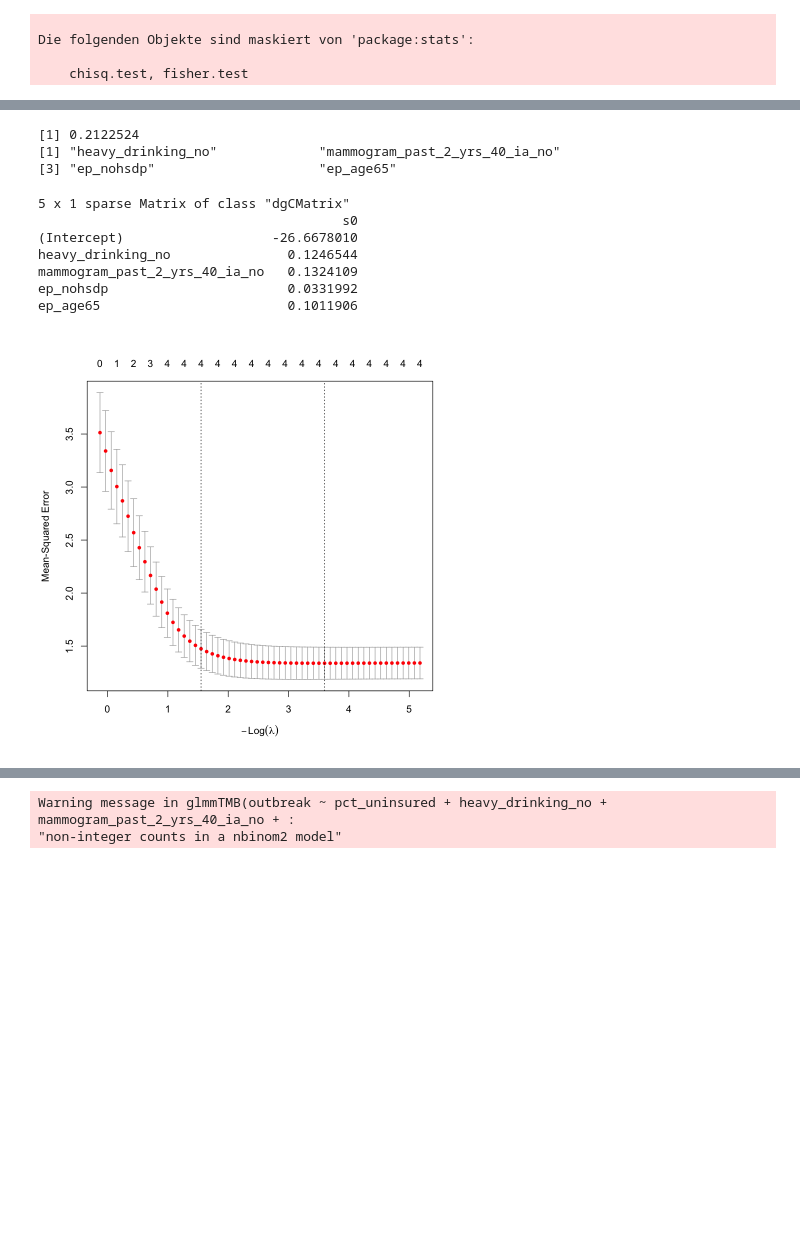
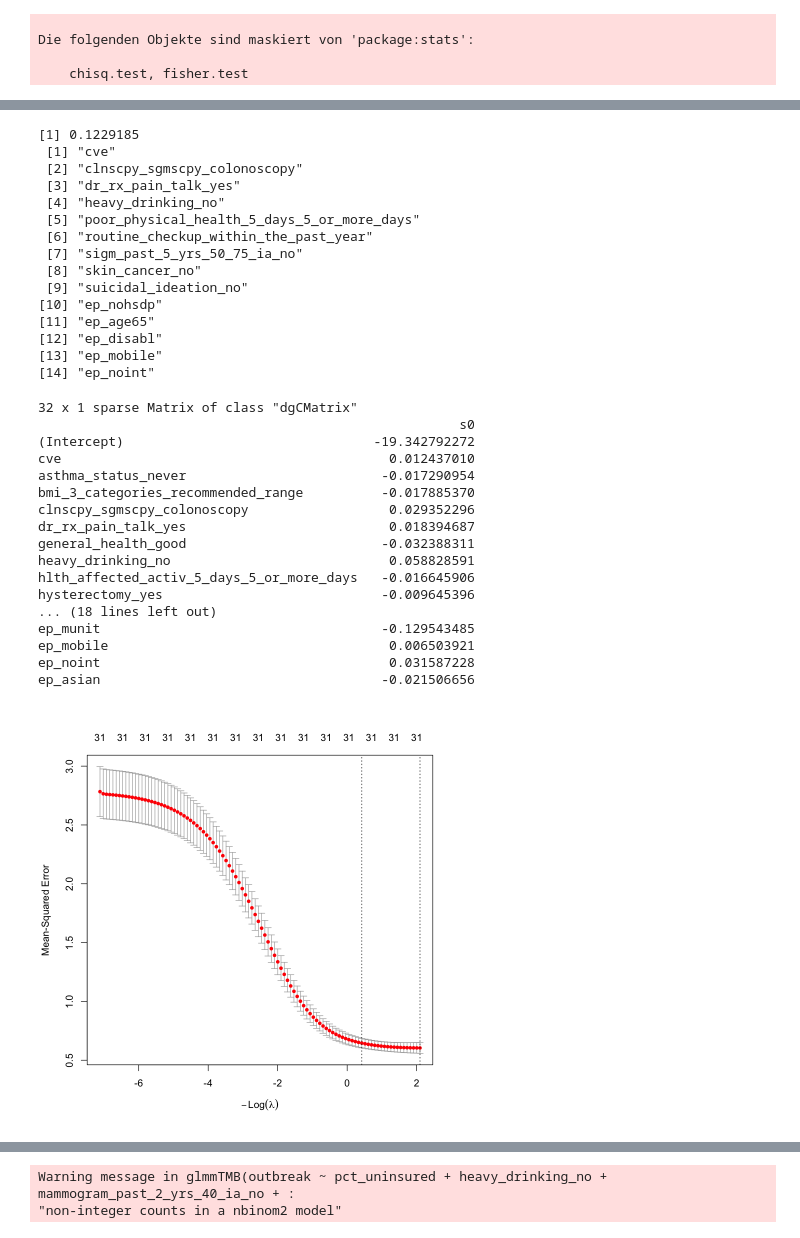
Before and after one commit to MuddORLab/Predicting-Measles-Outbreaks, a Jupyter notebook: 2026SP-stat/4automated_selection.ipynb, the cells around one changed output, grey strips where cells are left out. Drawn from its saved outputs; the diff is of its cells as text; code cells hidden in the pictures; blank space fills up the shorter version.

```diff
--- a/2026SP-stat/4automated_selection.ipynb
+++ b/2026SP-stat/4automated_selection.ipynb
@@ -80,6 +102,6 @@ Warning message in FUN(X[[i]], ...):
 # %%
 X <- as.matrix(train)
-y <- outcome
+y <- outbreak
 X <- X[, abs(cor(X, log(y + 1), use = "complete.obs", method = "spearman")) >= 0.1]
 
 # Start with full list of candidates
@@ -132,32 +154,54 @@ A matrix: 187 x 33 of type dbl
 # %%
 set.seed(100)
-cv.lasso <- cv.glmnet(X, log(y + 1), offset = offset, alpha = 1)  # alpha=1 for Lasso
+cv.lasso <- cv.glmnet(X, log(y + 1), offset = offset, alpha = 0)  # alpha=1 for Lasso
 plot(cv.lasso)
-best.lambda <- cv.lasso$lambda.1se
+best.lambda <- cv.lasso$lambda.min
 print(best.lambda)
-lasso.model <- glmnet(X, log(y + 1), offset = offset, alpha = 1, lambda = best.lambda)
+lasso.model <- glmnet(X, log(y + 1), offset = offset, alpha = 0, lambda = best.lambda)
 lasso_coef <- coef(lasso.model)
 lasso_vars <- rownames(lasso_coef)[
   lasso_coef[, 1] >= 1e-5 & !grepl("Intercept", rownames(lasso_coef))
 ]
 print(lasso_vars)
-X <- X[, lasso_vars, drop = FALSE]
+X_f <- X[, lasso_vars, drop = FALSE]
 model_df <- cbind(
-  data.frame(outbreak = log(y + 1), enrollment = exp(offset), PHR = phr),X
+  data.frame(outbreak = log(y + 1), enrollment = exp(offset), PHR = PHR),X_f
 )
 coef(lasso.model)
 # %% [output]
-[1] 0.2122524
-[1] "heavy_drinking_no"             "mammogram_past_2_yrs_40_ia_no"
-[3] "ep_nohsdp"                     "ep_age65"
+[1] 0.1229185
+ [1] "cve"
+ [2] "clnscpy_sgmscpy_colonoscopy"
+ [3] "dr_rx_pain_talk_yes"
+ [4] "heavy_drinking_no"
+ [5] "poor_physical_health_5_days_5_or_more_days"
+ [6] "routine_checkup_within_the_past_year"
+ [7] "sigm_past_5_yrs_50_75_ia_no"
+ [8] "skin_cancer_no"
+ [9] "suicidal_ideation_no"
+[10] "ep_nohsdp"
+[11] "ep_age65"
+[12] "ep_disabl"
+[13] "ep_mobile"
+[14] "ep_noint"
-5 x 1 sparse Matrix of class "dgCMatrix"
-                                       s0
-(Intercept)                   -26.6678010
-heavy_drinking_no               0.1246544
-mammogram_past_2_yrs_40_ia_no   0.1324109
-ep_nohsdp                       0.0331992
-ep_age65                        0.1011906
+32 x 1 sparse Matrix of class "dgCMatrix"
+                                                      s0
+(Intercept)                                -19.342792272
+cve                                          0.012437010
+asthma_status_never                         -0.017290954
+bmi_3_categories_recommended_range          -0.017885370
+clnscpy_sgmscpy_colonoscopy                  0.029352296
+dr_rx_pain_talk_yes                          0.018394687
+general_health_good                         -0.032388311
+heavy_drinking_no                            0.058828591
+hlth_affected_activ_5_days_5_or_more_days   -0.016645906
+hysterectomy_yes                            -0.009645396
+... (18 lines left out)
+ep_munit                                    -0.129543485
+ep_mobile                                    0.006503921
+ep_noint                                     0.031587228
+ep_asian                                    -0.021506656
-[figure, old version]
+[figure, new version]
 # %%
 library(car)
 
```
Also changed, not shown: parts of 4 cells of this notebook, 2 other files.
